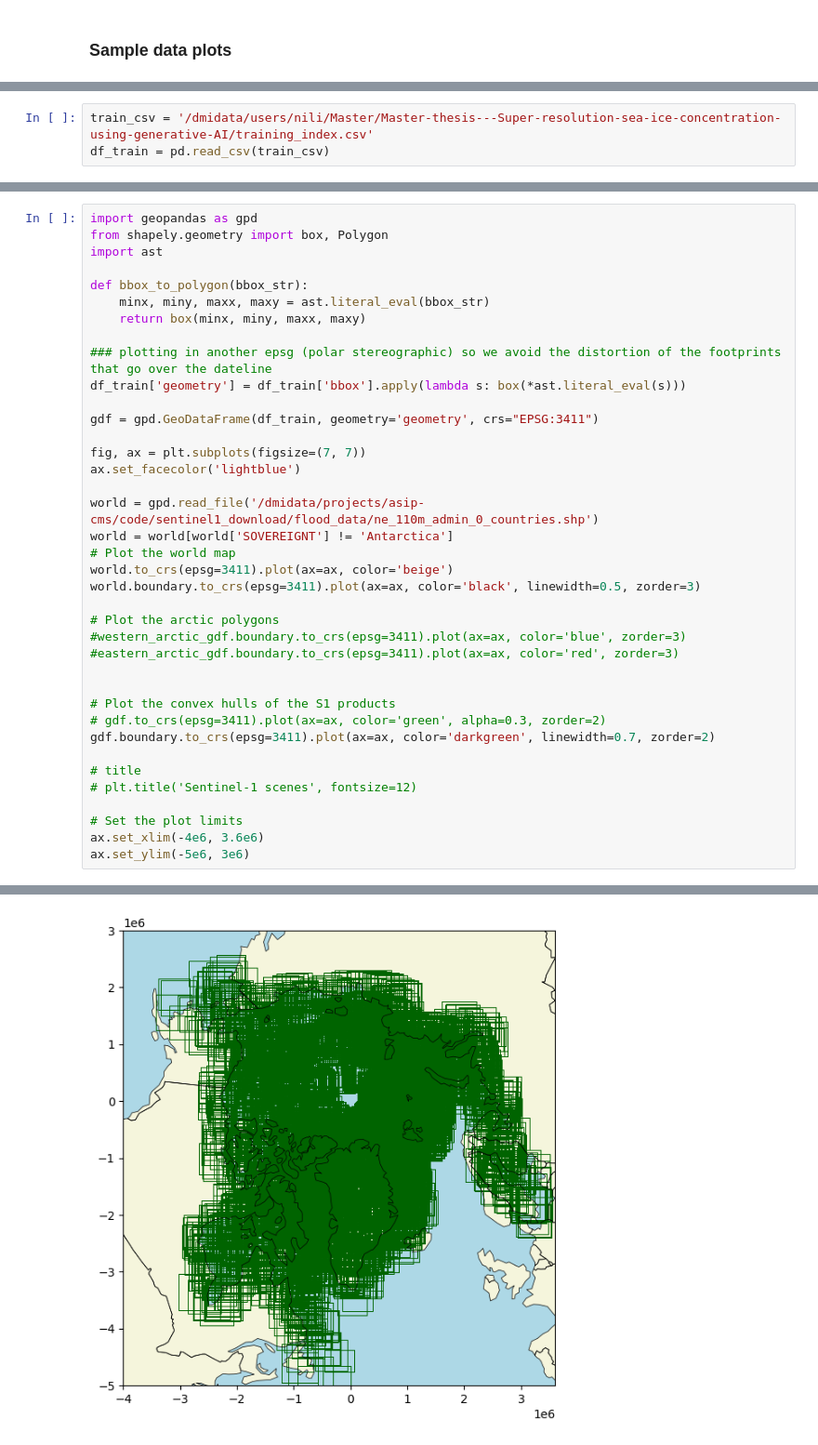
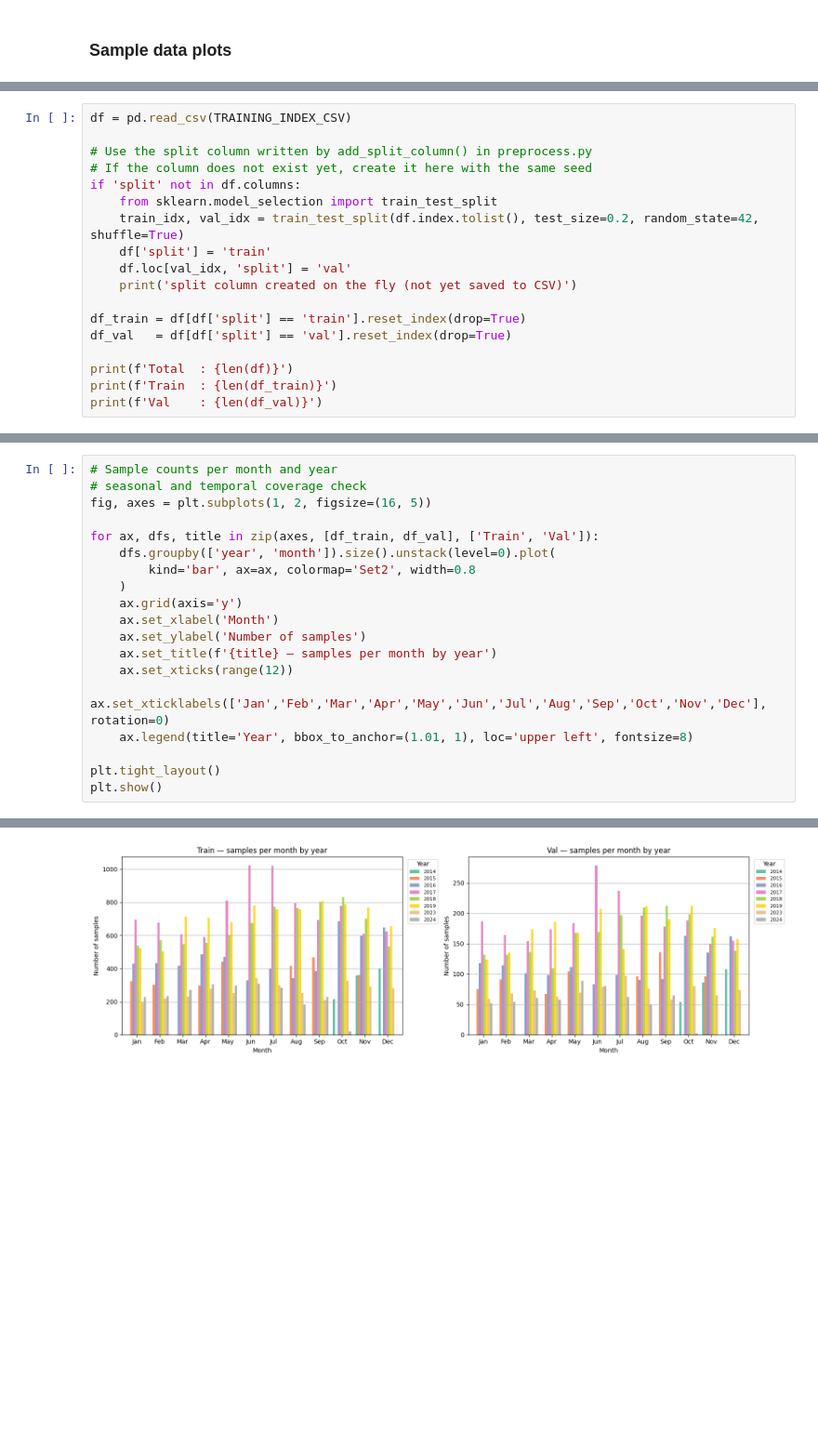
Before and after one commit to NinnaL/Master-thesis---Super-resolution-sea-ice-concentration-using-generative-AI, a Jupyter notebook: Code/data_explorer.ipynb, the cells around one changed output, grey strips where cells are left out. Shown at 93% size. Cells and saved outputs as stored; diff of their text form; blank space fills up the shorter version.

```diff
--- a/Code/data_explorer.ipynb
+++ b/Code/data_explorer.ipynb
@@ -201,3 +212,18 @@ plt.show()
 # %%
-train_csv = '/dmidata/users/nili/Master/Master-thesis---Super-resolution-sea-ice-concentration-using-generative-AI/training_index.csv'
-df_train = pd.read_csv(train_csv)
+df = pd.read_csv(TRAINING_INDEX_CSV)
+
+# Use the split column written by add_split_column() in preprocess.py
+# If the column does not exist yet, create it here with the same seed
+if 'split' not in df.columns:
+    from sklearn.model_selection import train_test_split
+    train_idx, val_idx = train_test_split(df.index.tolist(), test_size=0.2, random_state=42, shuffle=True)
+    df['split'] = 'train'
+    df.loc[val_idx, 'split'] = 'val'
+    print('split column created on the fly (not yet saved to CSV)')
+
+df_train = df[df['split'] == 'train'].reset_index(drop=True)
+df_val   = df[df['split'] == 'val'].reset_index(drop=True)
+
+print(f'Total  : {len(df)}')
+print(f'Train  : {len(df_train)}')
+print(f'Val    : {len(df_val)}')
@@ -208,39 +271,20 @@ Total sampled matches: 39720
 # %%
-import geopandas as gpd
-from shapely.geometry import box, Polygon
-import ast
+# Sample counts per month and year
+# seasonal and temporal coverage check
+fig, axes = plt.subplots(1, 2, figsize=(16, 5))
 
-def bbox_to_polygon(bbox_str):
-    minx, miny, maxx, maxy = ast.literal_eval(bbox_str)
-    return box(minx, miny, maxx, maxy)
+for ax, dfs, title in zip(axes, [df_train, df_val], ['Train', 'Val']):
+    dfs.groupby(['year', 'month']).size().unstack(level=0).plot(
+        kind='bar', ax=ax, colormap='Set2', width=0.8
+    )
+    ax.grid(axis='y')
+    ax.set_xlabel('Month')
+    ax.set_ylabel('Number of samples')
+    ax.set_title(f'{title} — samples per month by year')
+    ax.set_xticks(range(12))
+    ax.set_xticklabels(['Jan','Feb','Mar','Apr','May','Jun','Jul','Aug','Sep','Oct','Nov','Dec'], rotation=0)
+    ax.legend(title='Year', bbox_to_anchor=(1.01, 1), loc='upper left', fontsize=8)
 
-### plotting in another epsg (polar stereographic) so we avoid the distortion of the footprints that go over the dateline
-df_train['geometry'] = df_train['bbox'].apply(lambda s: box(*ast.literal_eval(s)))
-
-gdf = gpd.GeoDataFrame(df_train, geometry='geometry', crs="EPSG:3411")
-
-fig, ax = plt.subplots(figsize=(7, 7))
-ax.set_facecolor('lightblue')
-
-world = gpd.read_file('/dmidata/projects/asip-cms/code/sentinel1_download/flood_data/ne_110m_admin_0_countries.shp')
-world = world[world['SOVEREIGNT'] != 'Antarctica']
-# Plot the world map
-world.to_crs(epsg=3411).plot(ax=ax, color='beige')
-world.boundary.to_crs(epsg=3411).plot(ax=ax, color='black', linewidth=0.5, zorder=3)
-
-# Plot the arctic polygons
-#western_arctic_gdf.boundary.to_crs(epsg=3411).plot(ax=ax, color='blue', zorder=3)
-#eastern_arctic_gdf.boundary.to_crs(epsg=3411).plot(ax=ax, color='red', zorder=3)
-
-
-# Plot the convex hulls of the S1 products
-# gdf.to_crs(epsg=3411).plot(ax=ax, color='green', alpha=0.3, zorder=2)
-gdf.boundary.to_crs(epsg=3411).plot(ax=ax, color='darkgreen', linewidth=0.7, zorder=2)
-
-# title
-# plt.title('Sentinel-1 scenes', fontsize=12)
-
-# Set the plot limits
-ax.set_xlim(-4e6, 3.6e6)
-ax.set_ylim(-5e6, 3e6)
+plt.tight_layout()
+plt.show()
 # %% [output]
@@ -248,2 +291,2 @@ ax.set_ylim(-5e6, 3e6)
-[figure, old version]
+[figure, new version]
 # %%
```
Also changed, not shown: parts of 11 cells of this notebook, 1 other file.
